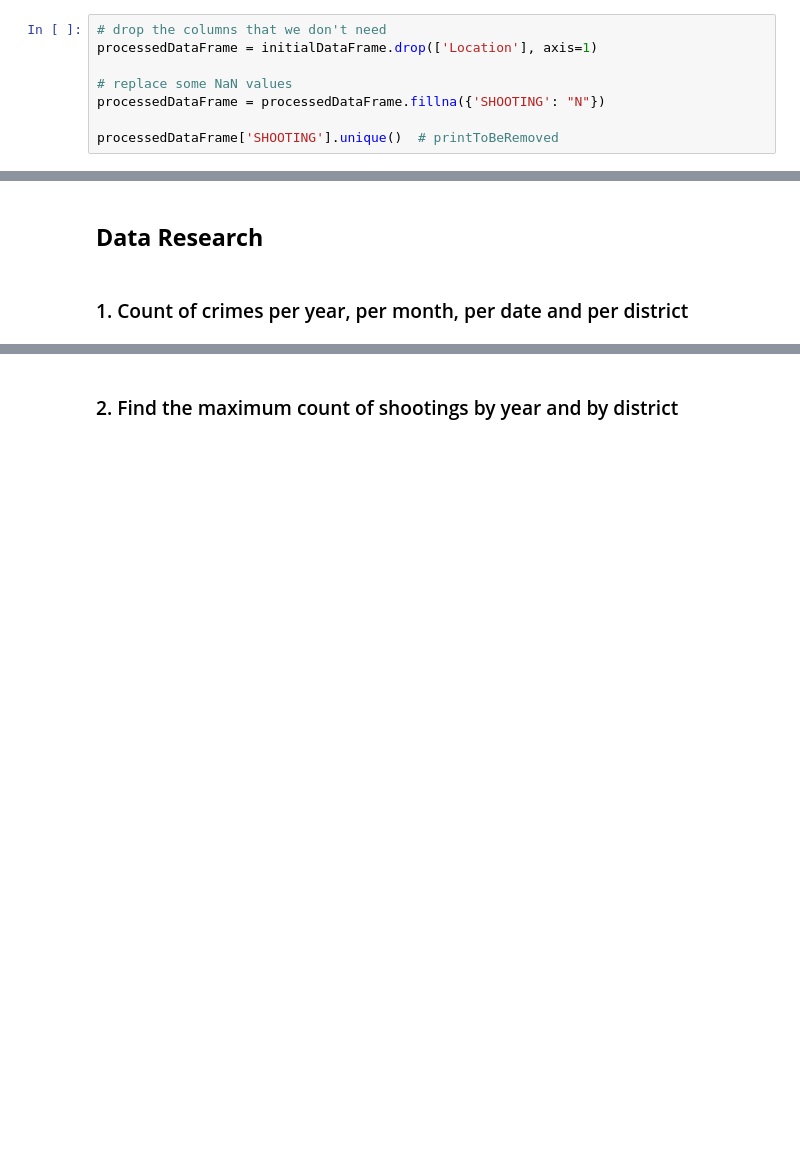
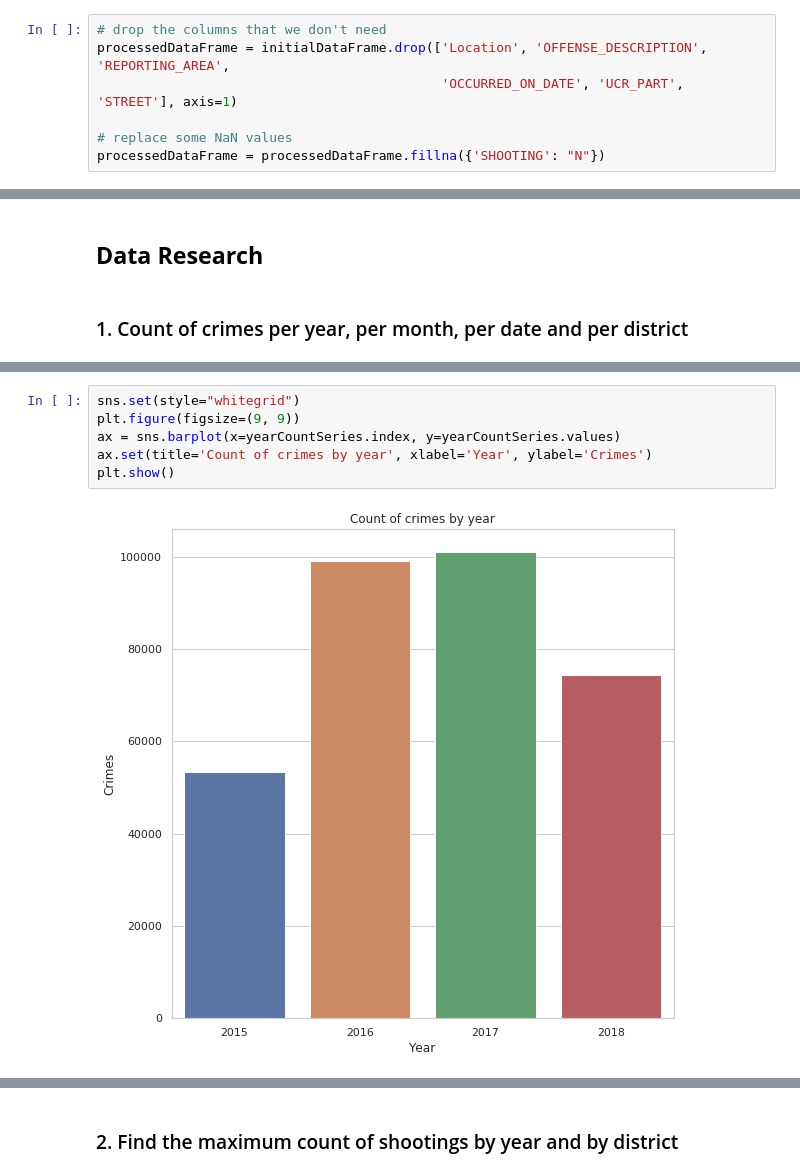
Before and after one commit to PanosEvange/Data-Analysis-and-Clustering, a Jupyter notebook: scr_sdi1500039/sdi1500039_Project2.ipynb, the cells around one changed output, grey strips where cells are left out. Drawn from its saved outputs; the diff is of its cells as text; blank space fills up the shorter version.

Commit message:
question 1 done with visualizations

```diff
--- a/scr_sdi1500039/sdi1500039_Project2.ipynb
+++ b/scr_sdi1500039/sdi1500039_Project2.ipynb
@@ -30,9 +27,8 @@ initialDataFrame = pd.read_csv('../data/crime.csv', engine='python')
 ## __Do some data preparation__
 # %%
 # drop the columns that we don't need
-processedDataFrame = initialDataFrame.drop(['Location'], axis=1)
+processedDataFrame = initialDataFrame.drop(['Location', 'OFFENSE_DESCRIPTION', 'REPORTING_AREA',
+                                            'OCCURRED_ON_DATE', 'UCR_PART', 'STREET'], axis=1)
 
 # replace some NaN values
 processedDataFrame = processedDataFrame.fillna({'SHOOTING': "N"})
-
-processedDataFrame['SHOOTING'].unique()  # printToBeRemoved
@@ -101,0 +55,8 @@ Name: INCIDENT_NUMBER, dtype: int64
+# %%
+sns.set(style="whitegrid")
+plt.figure(figsize=(9, 9))
+ax = sns.barplot(x=yearCountSeries.index, y=yearCountSeries.values)
+ax.set(title='Count of crimes by year', xlabel='Year', ylabel='Crimes')
+plt.show()
+# %% [output]
+[figure, added]
```
Also changed, not shown: parts of 7 cells of this notebook, 1 other file.
